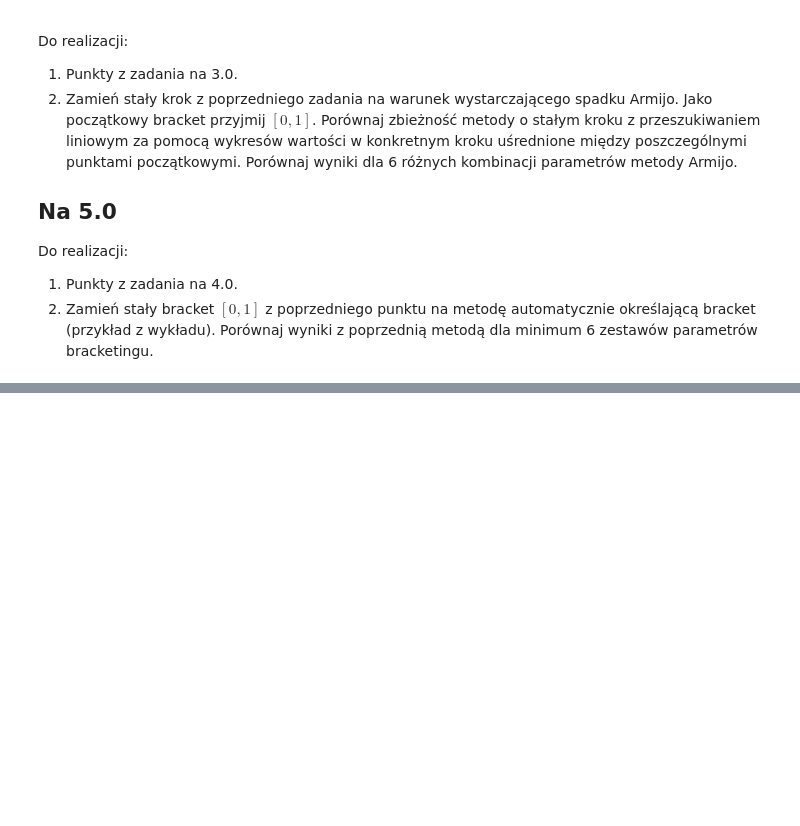
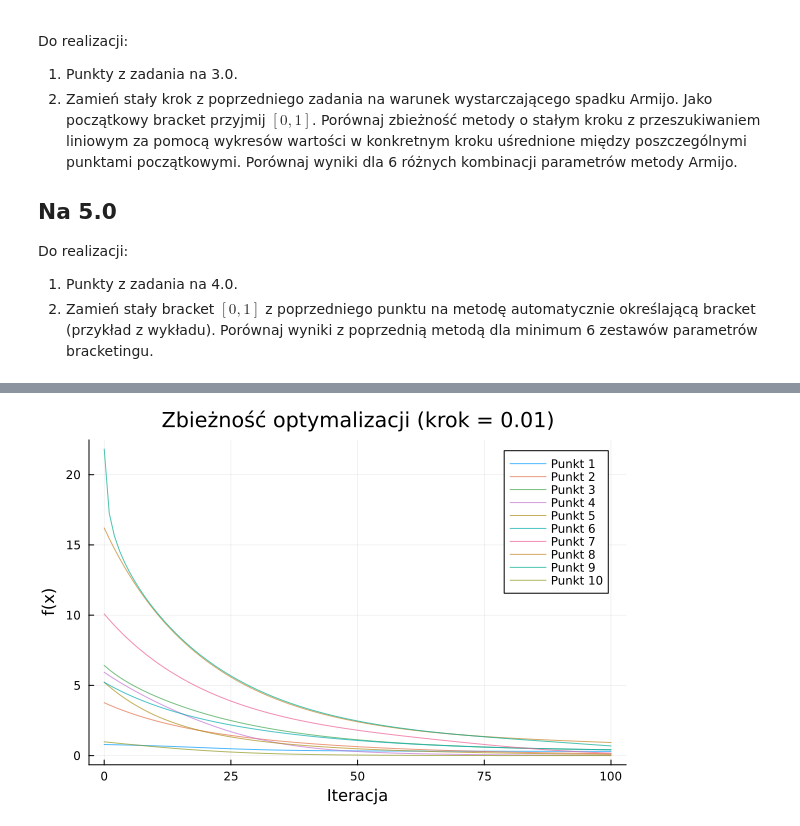
Before and after one commit to esarna/metody-i-algorytmy-optymalizacji, a Jupyter notebook: zad1.ipynb, the cells around one changed output, grey strips where cells are left out. Saved outputs shown, nothing was run; the diff lists cells and outputs as text; code cells hidden in the pictures; blank space fills up the shorter version.

```diff
--- a/zad1.ipynb
+++ b/zad1.ipynb
@@ -50,0 +120,24 @@ rand_uniform (generic function with 1 method)
+# %%
+# zapisywanie historii punktów
+function optimize_with_history(cost, grad!, x0; step=0.01, maxiter=100, tol=1e-6)
+    x = copy(x0)
+    history = Float64[]
+    for k in 1:maxiter
+        push!(history, cost(x))
+        x = my_optimize_const_step(cost, grad!, x; step=step, maxiter=1, tol=tol)
+    end
+    push!(history, cost(x))
+    return x, history
+end
+
+# Losowanie 10 punktów z dziedziny DOMAIN × DOMAIN
+Random.seed!(42)
+function rand_uniform(a, b)
+    return [rand() * (b - a) + a, rand() * (b - a) + a]
+end
+
+starting_points = [rand_uniform(DOMAIN[1], DOMAIN[2]) for _ in 1:10]
+println("Wylosowane punkty startowe:")
+for (i, p) in enumerate(starting_points)
+    println("  $i: x = $(round.(p, digits=2))")
+end
@@ -50,0 +156,19 @@ rand_uniform (generic function with 1 method)
+# %%
+# 100 kroków optymalizacji dla każdego punktu, stały krok = 0.01
+step_size = 0.01
+all_histories = []
+
+for x0 in starting_points
+    _, hist = optimize_with_history(f, grad_f!, x0, step=step_size, maxiter=100)
+    push!(all_histories, hist)
+end
+
+# Wykres
+p = plot(title="Zbieżność optymalizacji (krok = $step_size)",
+         xlabel="Iteracja", ylabel="f(x)", legend=:topright)
+for (i, hist) in enumerate(all_histories)
+    plot!(p, 0:100, hist, label="Punkt $i", alpha=0.7)
+end
+display(p)
+# %% [output]
+[figure, added]
```
Also changed, not shown: parts of 12 cells of this notebook.
